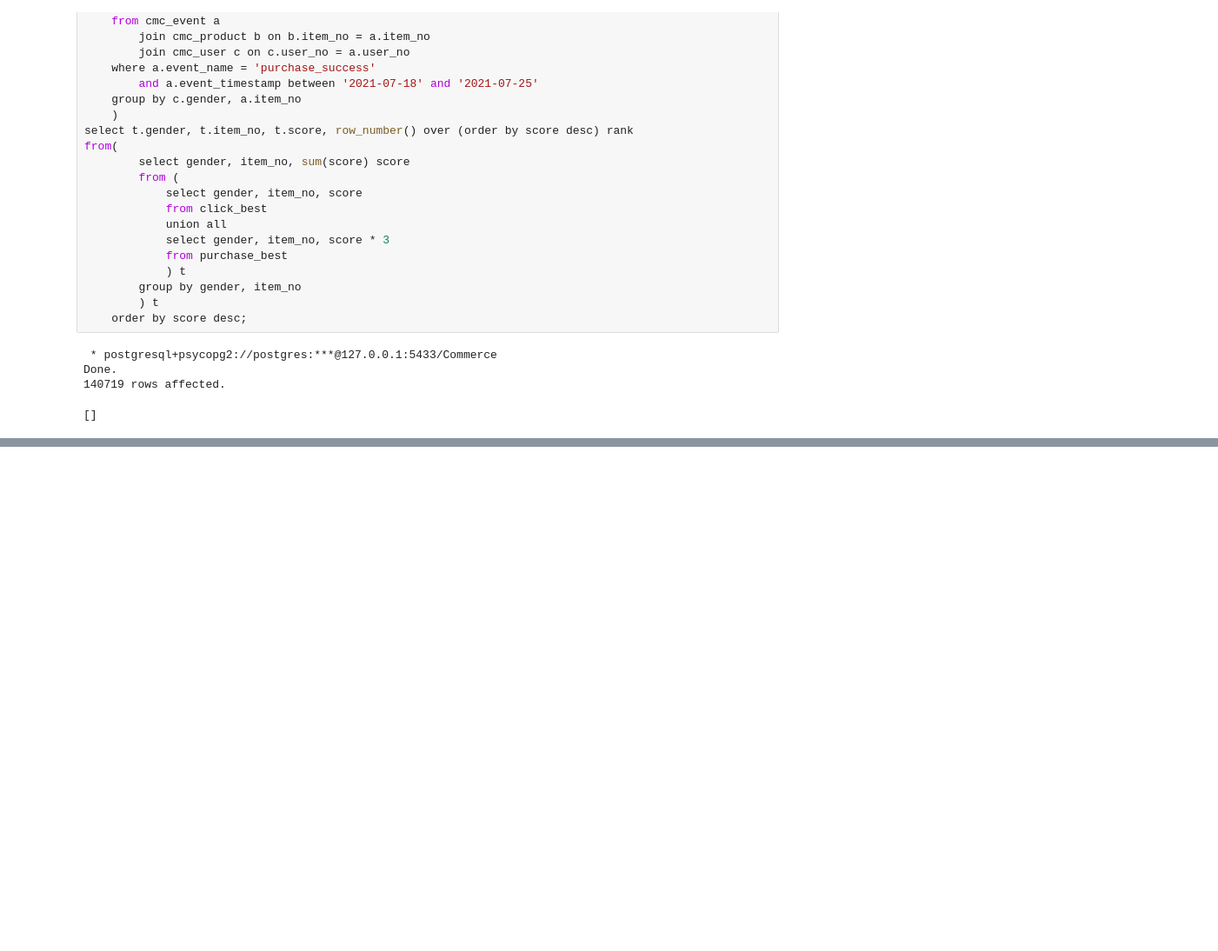
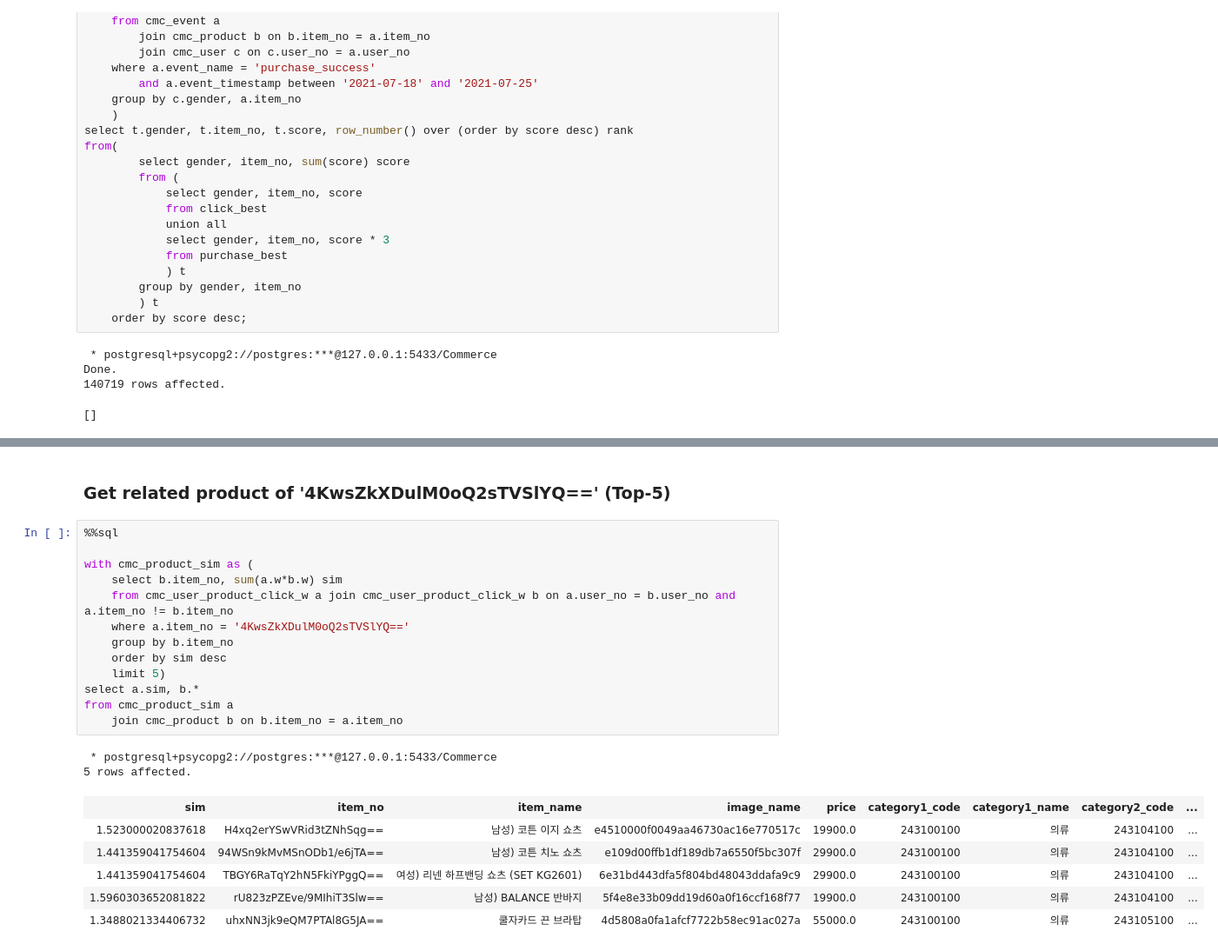
Before and after one commit to KevinTheRainmaker/Recommendation_Algorithms, a Jupyter notebook: Commerce_RecSys.ipynb, the cells around one changed output, grey strips where cells are left out. Shown: that part at 87% size. Drawn from its saved outputs; the diff is of its cells as text; blank space fills up the shorter version.

Commit message:
feat(Related-Recommendation): related products recommendation based on user occurence

```diff
--- a/Commerce_RecSys.ipynb
+++ b/Commerce_RecSys.ipynb
@@ -349,0 +451,24 @@ result
+# %% [markdown]
+### Get related product of '4KwsZkXDulM0oQ2sTVSlYQ==' (Top-5)
+# %%
+%%sql
+
+with cmc_product_sim as (
+	select b.item_no, sum(a.w*b.w) sim
+	from cmc_user_product_click_w a join cmc_user_product_click_w b on a.user_no = b.user_no and a.item_no != b.item_no
+	where a.item_no = '4KwsZkXDulM0oQ2sTVSlYQ=='
+	group by b.item_no
+	order by sim desc
+	limit 5)
+select a.sim, b.*
+from cmc_product_sim a
+	join cmc_product b on b.item_no = a.item_no
+# %% [output]
+ * postgresql+psycopg2://postgres:***@127.0.0.1:5433/Commerce
+5 rows affected.
+| sim | item_no | item_name | image_name | price | category1_code | category1_name | category2_code | ... |
+| 1.523000020837618 | H4xq2erYSwVRid3tZNhSqg== | 남성) 코튼 이지 쇼츠 | e4510000f0049aa46730ac16e770517c | 19900.0 | 243100100 | 의류 | 243104100 | ... |
+| 1.441359041754604 | 94WSn9kMvMSnODb1/e6jTA== | 남성) 코튼 치노 쇼츠 | e109d00ffb1df189db7a6550f5bc307f | 29900.0 | 243100100 | 의류 | 243104100 | ... |
+| 1.441359041754604 | TBGY6RaTqY2hN5FkiYPggQ== | 여성) 리넨 하프밴딩 쇼츠 (SET KG2601) | 6e31bd443dfa5f804bd48043ddafa9c9 | 29900.0 | 243100100 | 의류 | 243104100 | ... |
+| 1.5960303652081822 | rU823zPZEve/9MIhiT3Slw== | 남성) BALANCE 반바지 | 5f4e8e33b09dd19d60a0f16ccf168f77 | 19900.0 | 243100100 | 의류 | 243104100 | ... |
+| 1.3488021334406732 | uhxNN3jk9eQM7PTAl8G5JA== | 쿨자카드 끈 브라탑 | 4d5808a0fa1afcf7722b58ec91ac027a | 55000.0 | 243100100 | 의류 | 243105100 | ... |
```
Also changed, not shown: parts of 9 cells of this notebook.
